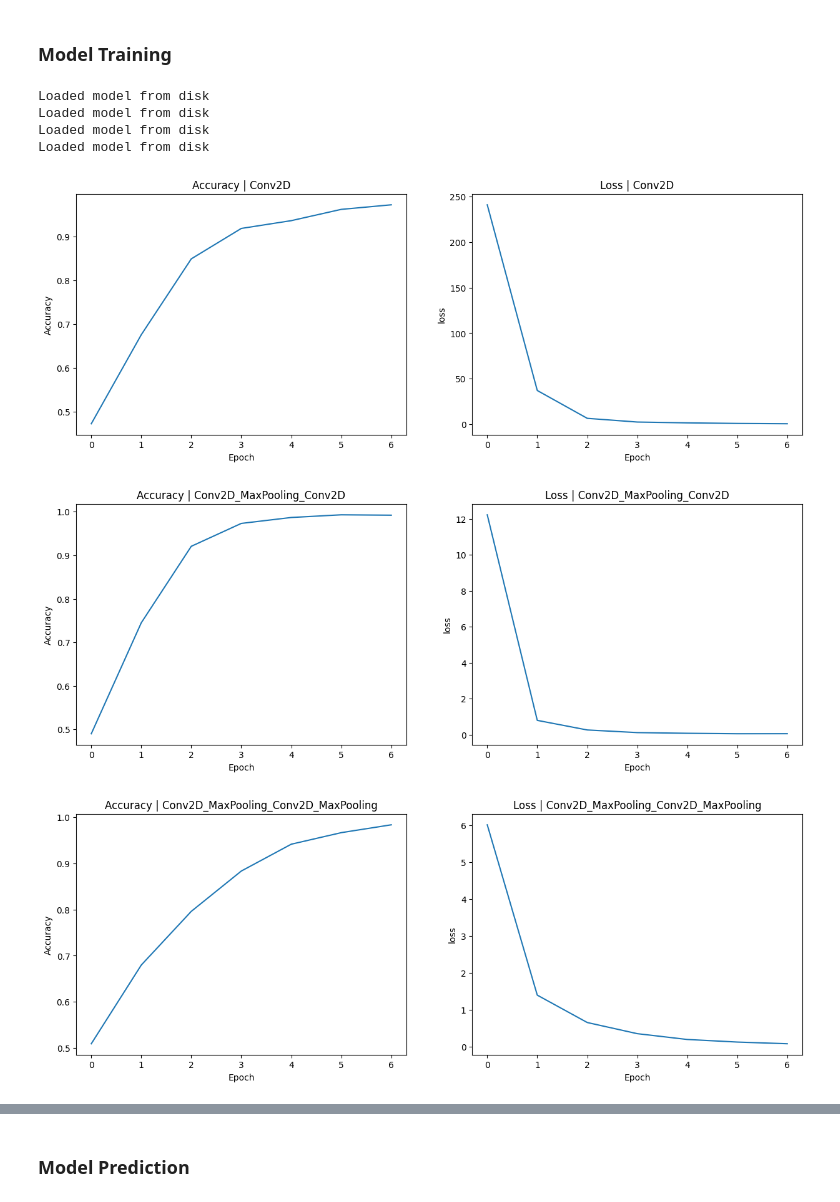
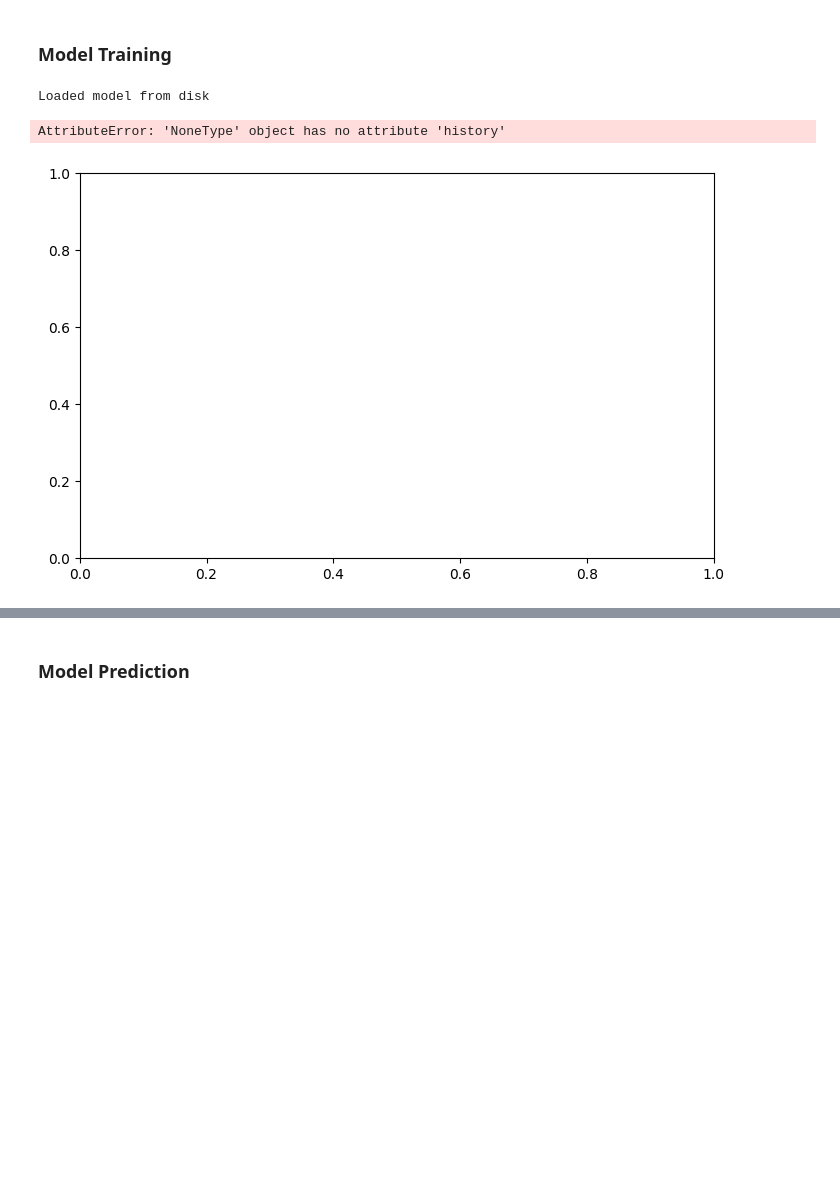
Before and after one commit to gxara/deep-learning-intel-challenge, a Jupyter notebook: project.ipynb, the cells around one changed output, grey strips where cells are left out. Cells and saved outputs as stored; diff of their text form; code cells hidden in the pictures; blank space fills up the shorter version.

```diff
--- a/project.ipynb
+++ b/project.ipynb
@@ -166,9 +204,8 @@ for nn in neural_networks:
 for nn in neural_networks:
     model = nn['model']
 
-    # If file exists, load it from /models folder
     try:
-        model.load_weights('models/' + nn['description'] + '.h5')
+        model.load_weights('models_80_20/' + nn['description'] + '.h5')
         print('Loaded model from disk')
     except:
         print('No model found')
@@ -181,31 +218,25 @@ for nn in neural_networks:
             validation_data=validation_dataset
         )
 
-        model.save('models/' + nn['description'] + '.h5')
+        model.save('models_80_20/' + nn['description'] + '.h5')
 # %% [output]
 Loaded model from disk
-Loaded model from disk
-Loaded model from disk
-Loaded model from disk
 # %%
 for nn in neural_networks:
     # model = nn['model']
 
-
-    # Figure with 2 images side by side
-    fig = plt.figure(figsize=(15, 5))
+    fig = plt.figure(figsize=(18, 5))
     fig.add_subplot(1, 2, 1)
     plt.plot(nn["history"].history['accuracy'])
     plt.title(f'Accuracy | {nn["description"]}')
     plt.xlabel('Epoch')
     plt.ylabel('Accuracy')
     fig.add_subplot(1, 2, 2)
     plt.plot(nn["history"].history['loss'])
     plt.title(f'Loss | {nn["description"]}')
     plt.ylabel('loss')
     plt.xlabel('Epoch')
     plt.show()
 # %% [output]
+AttributeError: 'NoneType' object has no attribute 'history'
-[figure, old version]
+[figure, new version]
-[figure, removed]
-[figure, removed]
```
Also changed, not shown: parts of 7 cells of this notebook, 10 other files.
